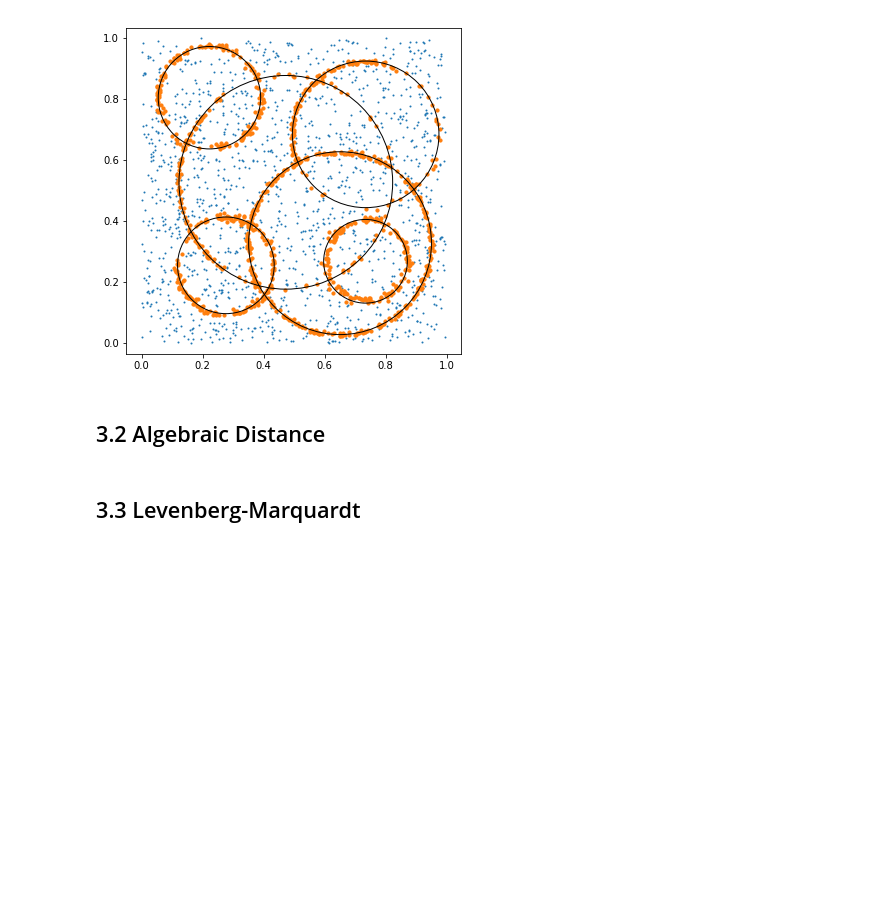
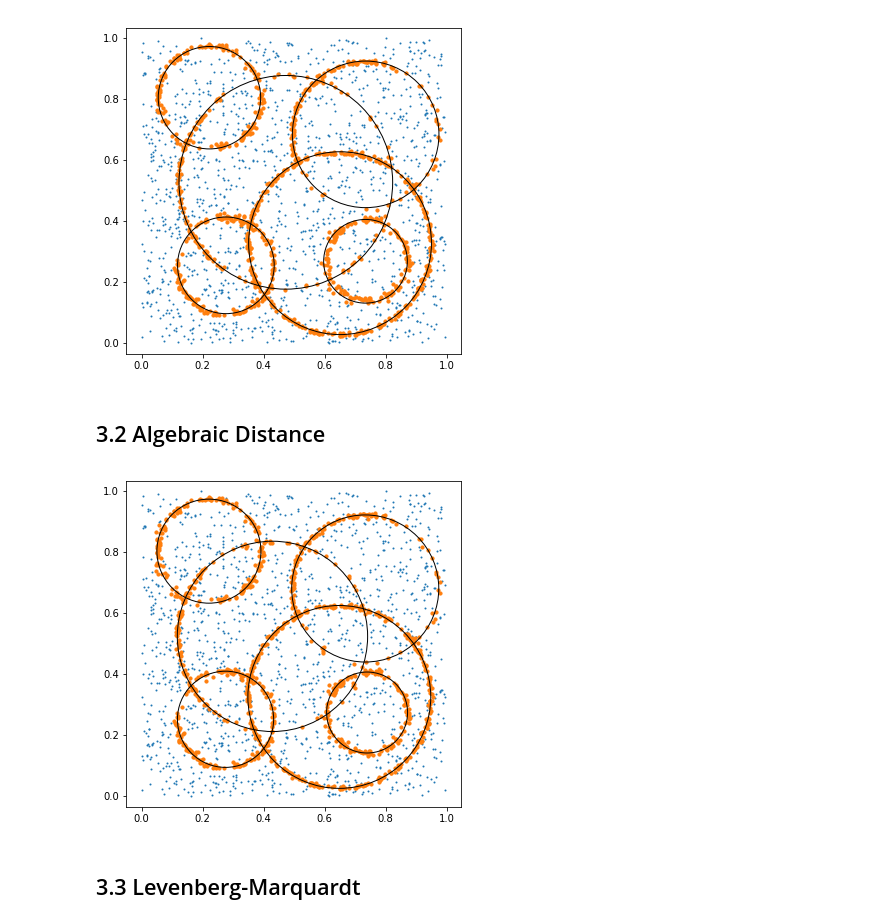
Before and after one commit to Simske/ML, a Jupyter notebook: ex07/fitting-circles.ipynb, the cells around one changed output. Saved outputs shown, nothing was run; the diff lists cells and outputs as text; code cells hidden in the pictures; blank space fills up the shorter version.

```diff
--- a/ex07/fitting-circles.ipynb
+++ b/ex07/fitting-circles.ipynb
@@ -75,9 +75,24 @@ ax.axis('equal');
 # %% [markdown]
 ## 3.2 Algebraic Distance
 # %%
-def algebraic_distance(data, inliers, c,r):
+def algebraic_distance(data, inlier, c=None,r=None):
     # ggo to augmented space
-    data = data[inliers]
-    x = np.hstack((data, np.ones(data.shape[0])))
+    data = data[inlier]
+    x = np.hstack((data, np.ones((data.shape[0],1))))
+    y = np.sum(np.square(data), axis=1)
+    beta = np.linalg.lstsq(x, y)[0]
+    center = beta[:2] / 2
+    r = np.sqrt(beta[2] + np.sum(np.square(center)))
+    return center, r
+# %%
+circles, inlier = ransac_multi(data, 6, N_ransac=10000, eps=0.07, fit_circle=algebraic_distance)
+fig, ax = plt.subplots(figsize=(6,6))
+ax.scatter(data[:,0], data[:,1], s=1, label='All data')
+ax.scatter(data[inlier,0], data[inlier,1], s=10, label='Outlier')
+for center, r in circles:
+    ax.add_patch(plt.Circle(center, r, fill=False))
+ax.axis('equal');
+# %% [output]
+[figure, added]
 # %% [markdown]
 ## 3.3 Levenberg-Marquardt
```
Also changed, not shown: parts of 1 cell of this notebook.
